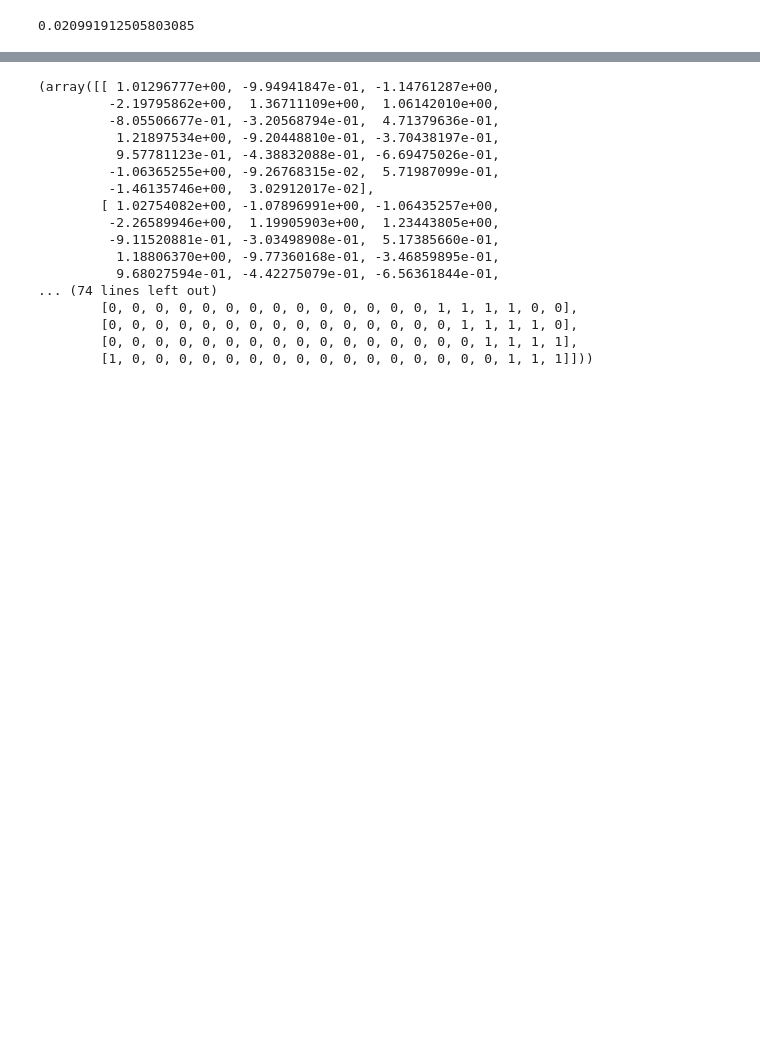
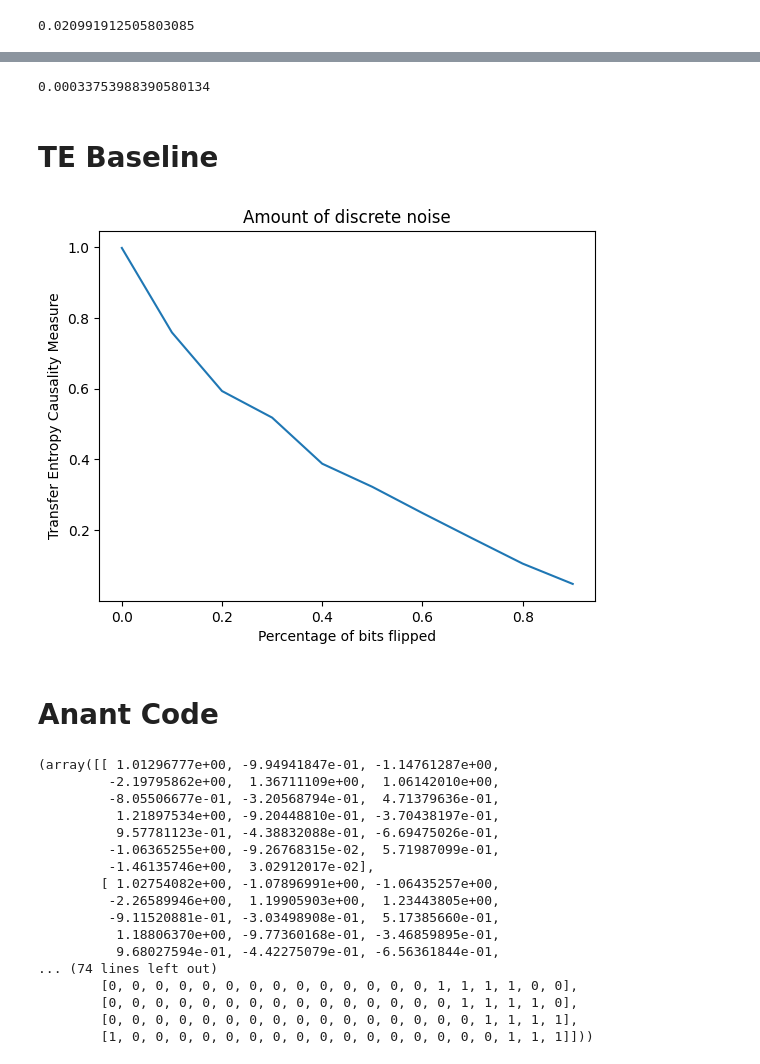
Before and after one commit to abhatia1205/CausalityTests, a Jupyter notebook: te_news_events.ipynb, the cells around one changed output, grey strips where cells are left out. Cells and saved outputs as stored; diff of their text form; code cells hidden in the pictures; blank space fills up the shorter version.

```diff
--- a/te_news_events.ipynb
+++ b/te_news_events.ipynb
@@ -232,3 +537,55 @@ sol
+# %%
+sol
+# %% [output]
+0.00033753988390580134
+# %% [markdown]
+# TE Baseline
+# %%
+# random bitstring of length 12000
+import random
+import matplotlib.pyplot as plt
+
+def generate_error(noise):
+  bit_str = ""
+
+  for i in range(2000):
+    bit_str += str(random.randint(0,1))
+
+  bit_str_shift = bit_str[1:] + str(0)
+
+  a = bit_str
+  b = ""
+
+  for i in range(len(bit_str_shift)):
+    # flip 10% of bits
+    if (random.uniform(0,1) < noise):
+      if bit_str_shift[i] == 0:
+        b += str(1)
+      else:
+        b += str(0)
+    else:
+      b += bit_str_shift[i]
+
+
+  a = [*a]
+  b = [*b]
+
+  for i in range(len(a)):
+    a[i] = int(a[i])
+    b[i] = int(b[i])
+
+  return pyinform.transfer_entropy(b, a, k=3)
+
+tes= [generate_error(x) for x in np.arange(0,1,0.1)]
+plt.plot(np.arange(0,1, 0.1), tes)
+plt.title("Amount of discrete noise")
+plt.xlabel("Percentage of bits flipped")
+plt.ylabel("Transfer Entropy Causality Measure")
+plt.show()
+# %% [output]
+[figure, added]
+# %% [markdown]
+# Anant Code
 # %%
 # Anant Code
 
```
Also changed, not shown: parts of 25 cells of this notebook.
